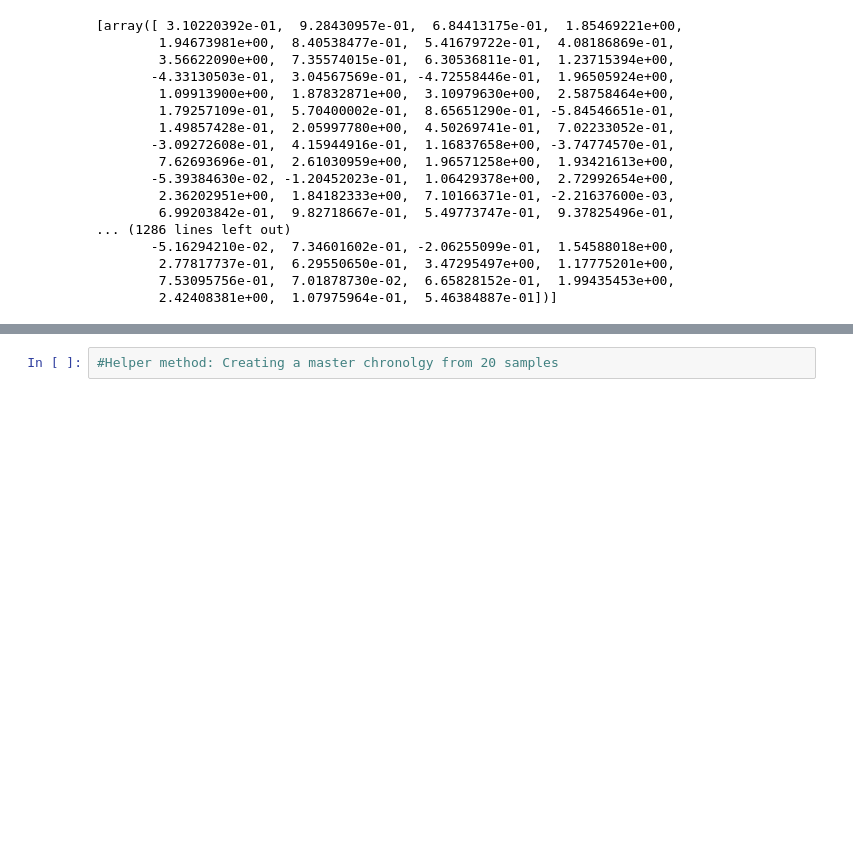
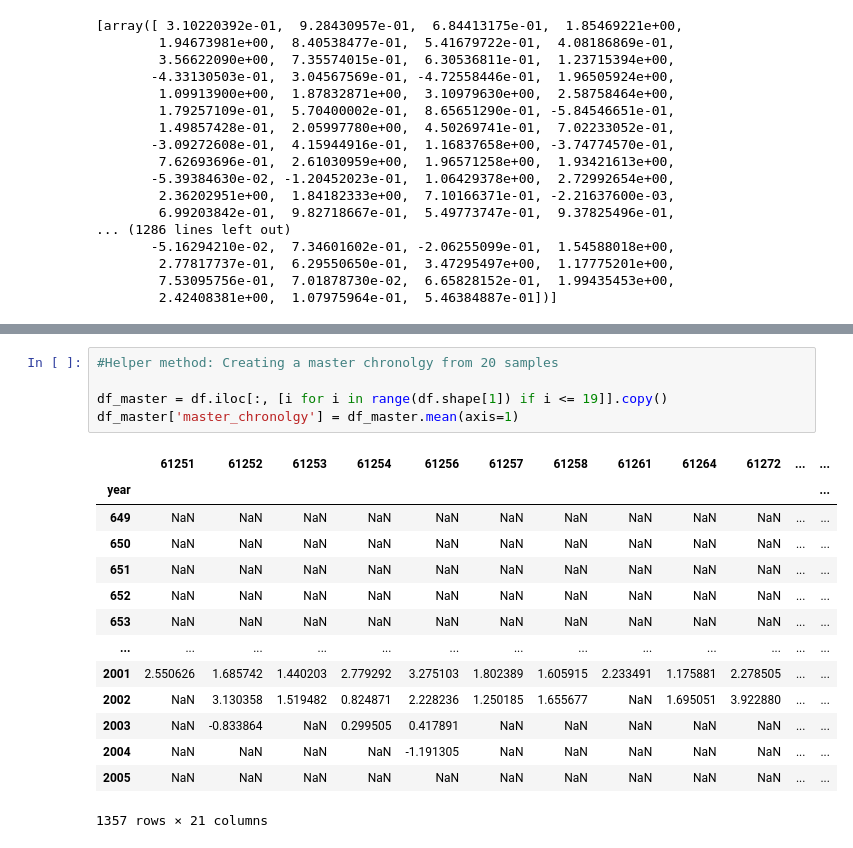
Before and after one commit to Coreopsis-cyber/Crossdating, a Jupyter notebook: Dataframe_Exploration.ipynb, the cells around one changed output, grey strips where cells are left out. Cells and saved outputs as stored; diff of their text form; blank space fills up the shorter version.

```diff
--- a/Dataframe_Exploration.ipynb
+++ b/Dataframe_Exploration.ipynb
@@ -66,2 +82,20 @@ print(samples)
 # %%
 #Helper method: Creating a master chronolgy from 20 samples
+
+df_master = df.iloc[:, [i for i in range(df.shape[1]) if i <= 19]].copy()
+df_master['master_chronolgy'] = df_master.mean(axis=1)
+# %% [output]
+|  | 61251 | 61252 | 61253 | 61254 | 61256 | 61257 | 61258 | 61261 | 61264 | 61272 | ... | ... |
+| year |  |  |  |  |  |  |  |  |  |  |  | ... |
+| 649 | NaN | NaN | NaN | NaN | NaN | NaN | NaN | NaN | NaN | NaN | ... | ... |
+| 650 | NaN | NaN | NaN | NaN | NaN | NaN | NaN | NaN | NaN | NaN | ... | ... |
+| 651 | NaN | NaN | NaN | NaN | NaN | NaN | NaN | NaN | NaN | NaN | ... | ... |
+| 652 | NaN | NaN | NaN | NaN | NaN | NaN | NaN | NaN | NaN | NaN | ... | ... |
+| 653 | NaN | NaN | NaN | NaN | NaN | NaN | NaN | NaN | NaN | NaN | ... | ... |
+| ... | ... | ... | ... | ... | ... | ... | ... | ... | ... | ... | ... | ... |
+| 2001 | 2.550626 | 1.685742 | 1.440203 | 2.779292 | 3.275103 | 1.802389 | 1.605915 | 2.233491 | 1.175881 | 2.278505 | ... | ... |
+| 2002 | NaN | 3.130358 | 1.519482 | 0.824871 | 2.228236 | 1.250185 | 1.655677 | NaN | 1.695051 | 3.922880 | ... | ... |
+| 2003 | NaN | -0.833864 | NaN | 0.299505 | 0.417891 | NaN | NaN | NaN | NaN | NaN | ... | ... |
+| 2004 | NaN | NaN | NaN | NaN | -1.191305 | NaN | NaN | NaN | NaN | NaN | ... | ... |
+| 2005 | NaN | NaN | NaN | NaN | NaN | NaN | NaN | NaN | NaN | NaN | ... | ... |
+1357 rows × 21 columns
```
Also changed, not shown: parts of 6 cells of this notebook, 2 other files.
